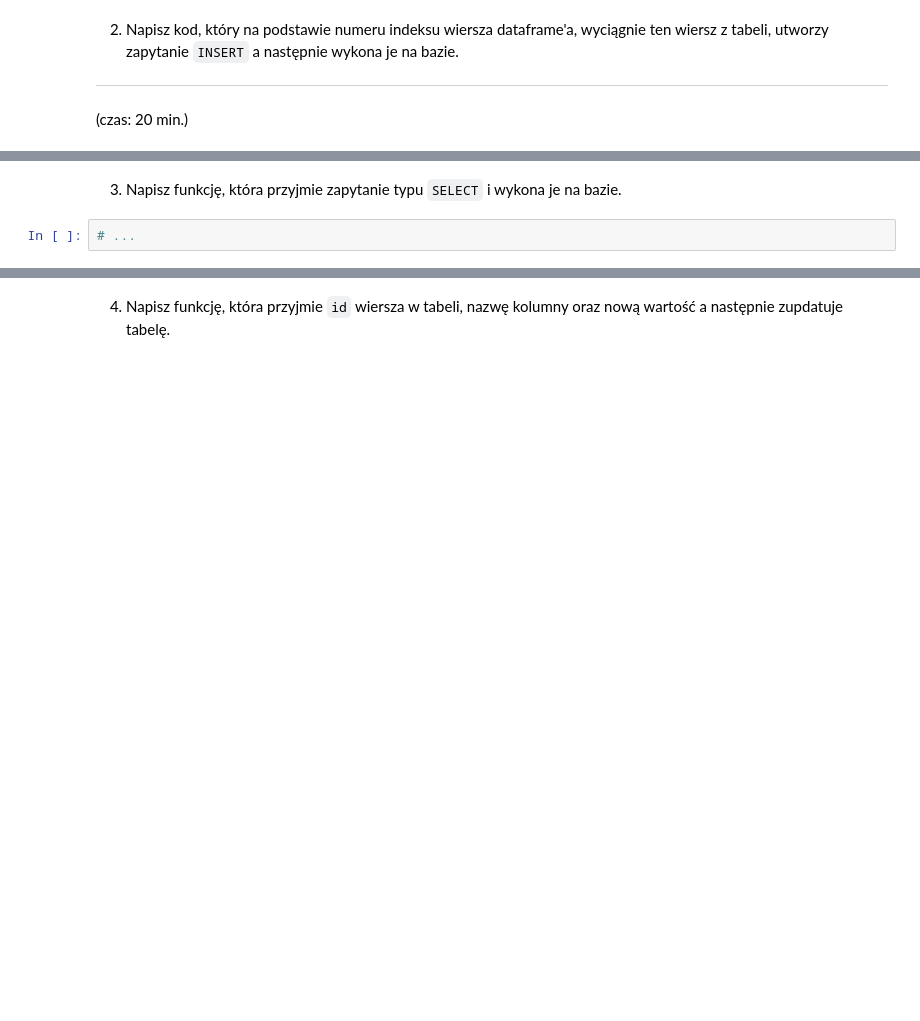
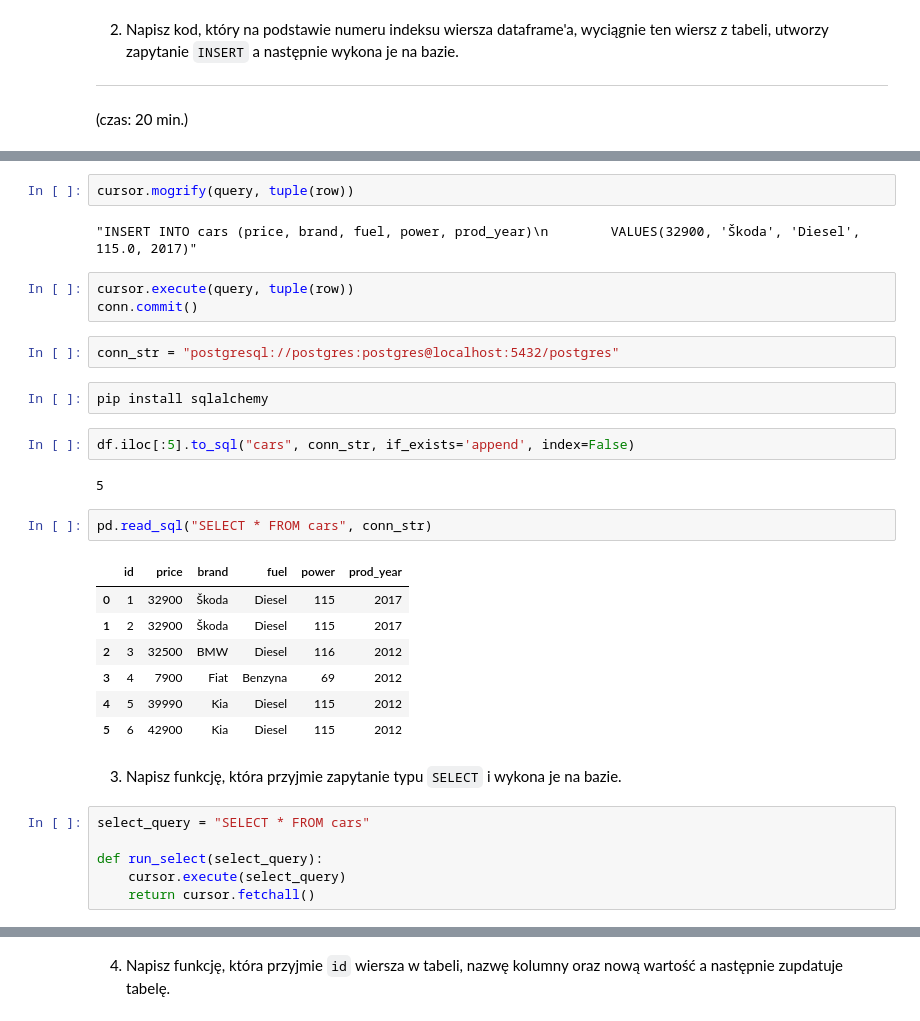
Before and after one commit to pp-szkolenia/2025-02-26_Sages_FastAPI, a Jupyter notebook: notebooki/Zadania/psycopg - zadania.ipynb, the cells around one changed output, grey strips where cells are left out. Saved outputs shown, nothing was run; the diff lists cells and outputs as text; blank space fills up the shorter version.

```diff
--- a/notebooki/Zadania/psycopg - zadania.ipynb
+++ b/notebooki/Zadania/psycopg - zadania.ipynb
@@ -27,4 +98,33 @@ Następnie napisz zapytanie `CREATE`, które utworzy tabelę o takim samym schem
+# %%
+cursor.mogrify(query, tuple(row))
+# %% [output]
+"INSERT INTO cars (price, brand, fuel, power, prod_year)\n        VALUES(32900, 'Škoda', 'Diesel', 115.0, 2017)"
+# %%
+cursor.execute(query, tuple(row))
+conn.commit()
+# %%
+conn_str = "postgresql://postgres:postgres@localhost:5432/postgres"
+# %%
+pip install sqlalchemy
+# %%
+df.iloc[:5].to_sql("cars", conn_str, if_exists='append', index=False)
+# %% [output]
+5
+# %%
+pd.read_sql("SELECT * FROM cars", conn_str)
+# %% [output]
+|  | id | price | brand | fuel | power | prod_year |
+| 0 | 1 | 32900 | Škoda | Diesel | 115 | 2017 |
+| 1 | 2 | 32900 | Škoda | Diesel | 115 | 2017 |
+| 2 | 3 | 32500 | BMW | Diesel | 116 | 2012 |
+| 3 | 4 | 7900 | Fiat | Benzyna | 69 | 2012 |
+| 4 | 5 | 39990 | Kia | Diesel | 115 | 2012 |
+| 5 | 6 | 42900 | Kia | Diesel | 115 | 2012 |
 # %% [markdown]
 3. Napisz funkcję, która przyjmie zapytanie typu `SELECT` i wykona je na bazie.
 # %%
-# ...
+select_query = "SELECT * FROM cars"
+
+def run_select(select_query):
+    cursor.execute(select_query)
+    return cursor.fetchall()
```
Also changed, not shown: parts of 16 cells of this notebook, 7 other files.
